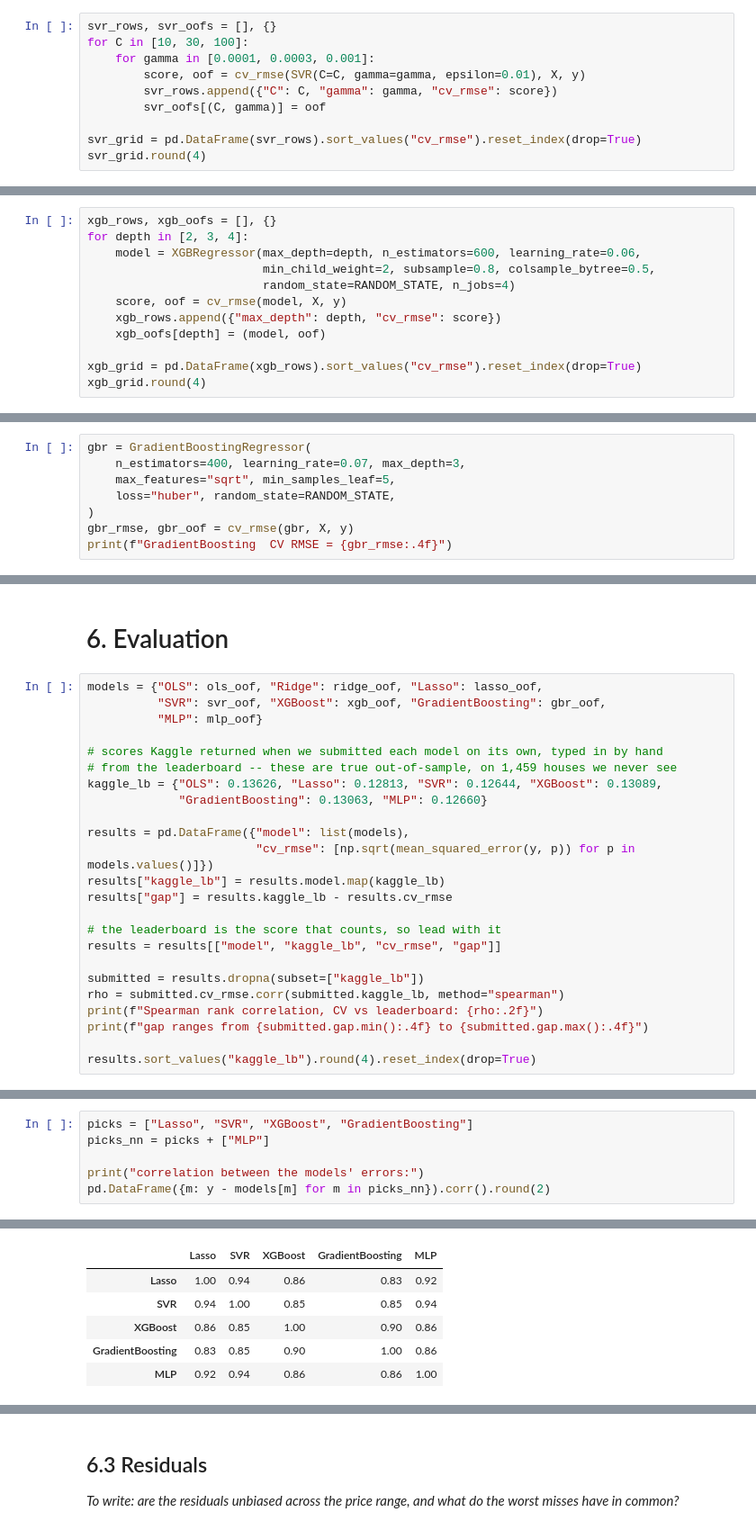
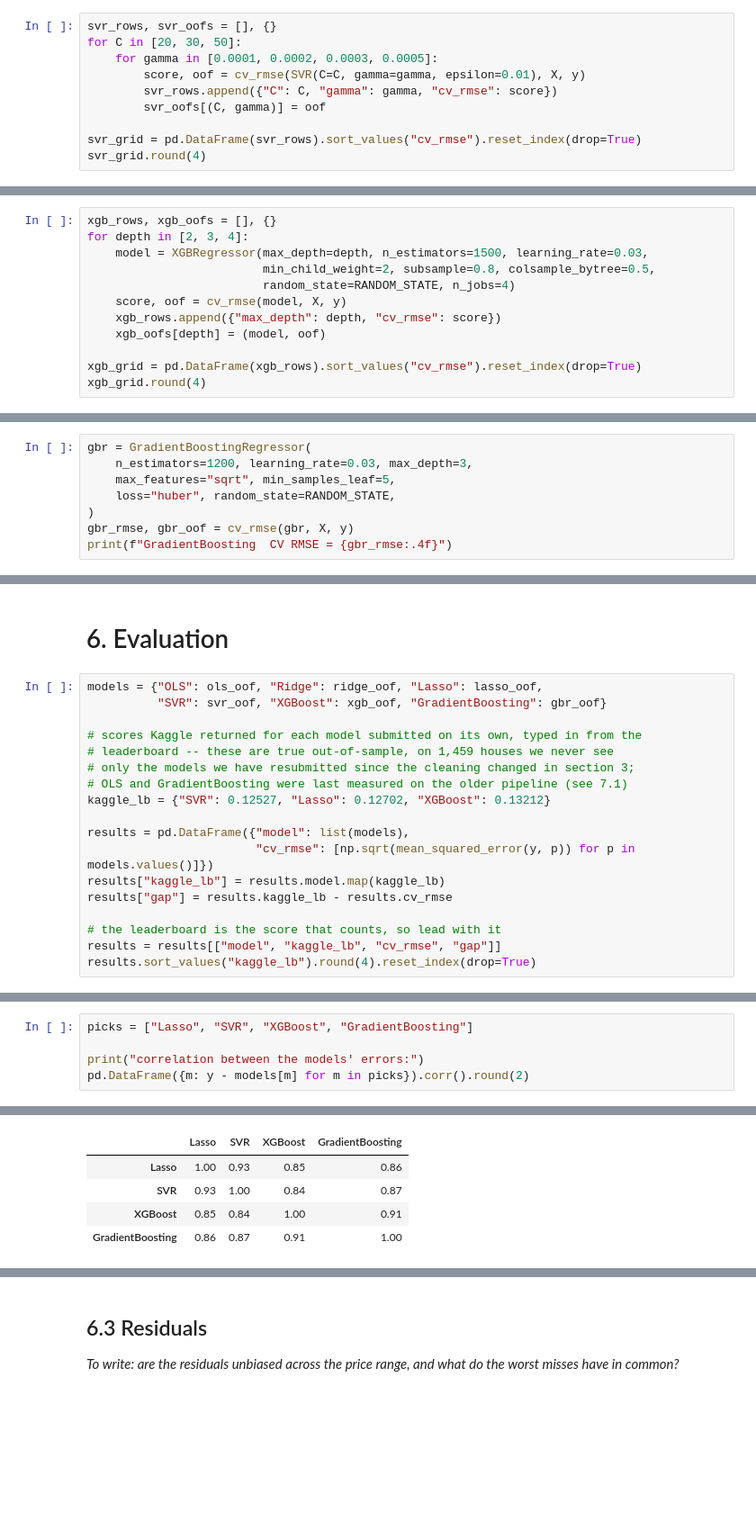
Before and after one commit to siddharthyashkukreja-cloud/smu_programming_group, a Jupyter notebook: ACCT682_Housing_prices.ipynb, the cells around one changed output, grey strips where cells are left out. Shown at 90% size. Saved outputs shown, nothing was run; the diff lists cells and outputs as text; blank space fills up the shorter version.

```diff
--- a/ACCT682_Housing_prices.ipynb
+++ b/ACCT682_Housing_prices.ipynb
@@ -453,7 +428,7 @@ A different idea: instead of minimising squared error over every house, an SVR i
 # %%
 svr_rows, svr_oofs = [], {}
-for C in [10, 30, 100]:
-    for gamma in [0.0001, 0.0003, 0.001]:
+for C in [20, 30, 50]:
+    for gamma in [0.0001, 0.0002, 0.0003, 0.0005]:
         score, oof = cv_rmse(SVR(C=C, gamma=gamma, epsilon=0.01), X, y)
         svr_rows.append({"C": C, "gamma": gamma, "cv_rmse": score})
         svr_oofs[(C, gamma)] = oof
@@ -490,7 +468,7 @@ Nothing else here has such a dial — OLS and Ridge are closed-form, the SVR is
 # %%
 xgb_rows, xgb_oofs = [], {}
 for depth in [2, 3, 4]:
-    model = XGBRegressor(max_depth=depth, n_estimators=600, learning_rate=0.06,
+    model = XGBRegressor(max_depth=depth, n_estimators=1500, learning_rate=0.03,
                          min_child_weight=2, subsample=0.8, colsample_bytree=0.5,
                          random_state=RANDOM_STATE, n_jobs=4)
     score, oof = cv_rmse(model, X, y)
@@ -517,7 +495,7 @@ chosen: depth 2  ->  CV RMSE = 0.1141
 A second tree model, chosen because the Huber loss fits the middle of the distribution and refuses to chase the far tail — the natural counterweight to the odd sales we deliberately kept in section 2.5.
 # %%
 gbr = GradientBoostingRegressor(
-    n_estimators=400, learning_rate=0.07, max_depth=3,
+    n_estimators=1200, learning_rate=0.03, max_depth=3,
     max_features="sqrt", min_samples_leaf=5,
     loss="huber", random_state=RANDOM_STATE,
 )
@@ -565,13 +507,13 @@ chosen: alpha=3.0  ->  CV RMSE = 0.1162
 # 6. Evaluation
 # %%
 models = {"OLS": ols_oof, "Ridge": ridge_oof, "Lasso": lasso_oof,
-          "SVR": svr_oof, "XGBoost": xgb_oof, "GradientBoosting": gbr_oof,
-          "MLP": mlp_oof}
+          "SVR": svr_oof, "XGBoost": xgb_oof, "GradientBoosting": gbr_oof}
 
-# scores Kaggle returned when we submitted each model on its own, typed in by hand
-# from the leaderboard -- these are true out-of-sample, on 1,459 houses we never see
-kaggle_lb = {"OLS": 0.13626, "Lasso": 0.12813, "SVR": 0.12644, "XGBoost": 0.13089,
-             "GradientBoosting": 0.13063, "MLP": 0.12660}
+# scores Kaggle returned for each model submitted on its own, typed in from the
+# leaderboard -- these are true out-of-sample, on 1,459 houses we never see
+# only the models we have resubmitted since the cleaning changed in section 3;
+# OLS and GradientBoosting were last measured on the older pipeline (see 7.1)
+kaggle_lb = {"SVR": 0.12527, "Lasso": 0.12702, "XGBoost": 0.13212}
 
 results = pd.DataFrame({"model": list(models),
                         "cv_rmse": [np.sqrt(mean_squared_error(y, p)) for p in models.values()]})
@@ -580,11 +522,5 @@ results["gap"] = results.kaggle_lb - results.cv_rmse
 
 # the leaderboard is the score that counts, so lead with it
 results = results[["model", "kaggle_lb", "cv_rmse", "gap"]]
-
-submitted = results.dropna(subset=["kaggle_lb"])
-rho = submitted.cv_rmse.corr(submitted.kaggle_lb, method="spearman")
-print(f"Spearman rank correlation, CV vs leaderboard: {rho:.2f}")
-print(f"gap ranges from {submitted.gap.min():.4f} to {submitted.gap.max():.4f}")
-
 results.sort_values("kaggle_lb").round(4).reset_index(drop=True)
 # %% [output]
@@ -628,17 +566,15 @@ We use a plain average rather than weights we pick, and submitted the alternativ
 # %%
 picks = ["Lasso", "SVR", "XGBoost", "GradientBoosting"]
-picks_nn = picks + ["MLP"]
 
 print("correlation between the models' errors:")
-pd.DataFrame({m: y - models[m] for m in picks_nn}).corr().round(2)
+pd.DataFrame({m: y - models[m] for m in picks}).corr().round(2)
 # %% [output]
 correlation between the models' errors:
-|  | Lasso | SVR | XGBoost | GradientBoosting | MLP |
-| Lasso | 1.00 | 0.94 | 0.86 | 0.83 | 0.92 |
-| SVR | 0.94 | 1.00 | 0.85 | 0.85 | 0.94 |
-| XGBoost | 0.86 | 0.85 | 1.00 | 0.90 | 0.86 |
-| GradientBoosting | 0.83 | 0.85 | 0.90 | 1.00 | 0.86 |
-| MLP | 0.92 | 0.94 | 0.86 | 0.86 | 1.00 |
+|  | Lasso | SVR | XGBoost | GradientBoosting |
+| Lasso | 1.00 | 0.93 | 0.85 | 0.86 |
+| SVR | 0.93 | 1.00 | 0.84 | 0.87 |
+| XGBoost | 0.85 | 0.84 | 1.00 | 0.91 |
+| GradientBoosting | 0.86 | 0.87 | 0.91 | 1.00 |
 # %%
 blend_oof = np.mean([models[m] for m in picks], axis=0)
 blend_rmse = np.sqrt(mean_squared_error(y, blend_oof))
```
Also changed, not shown: parts of 45 cells of this notebook, 9 other files.
